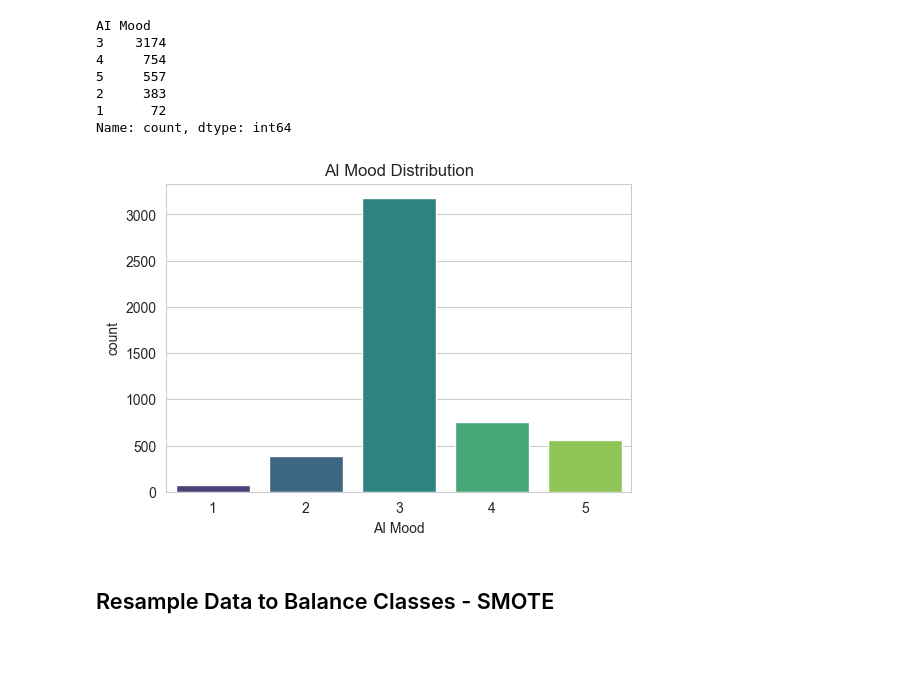
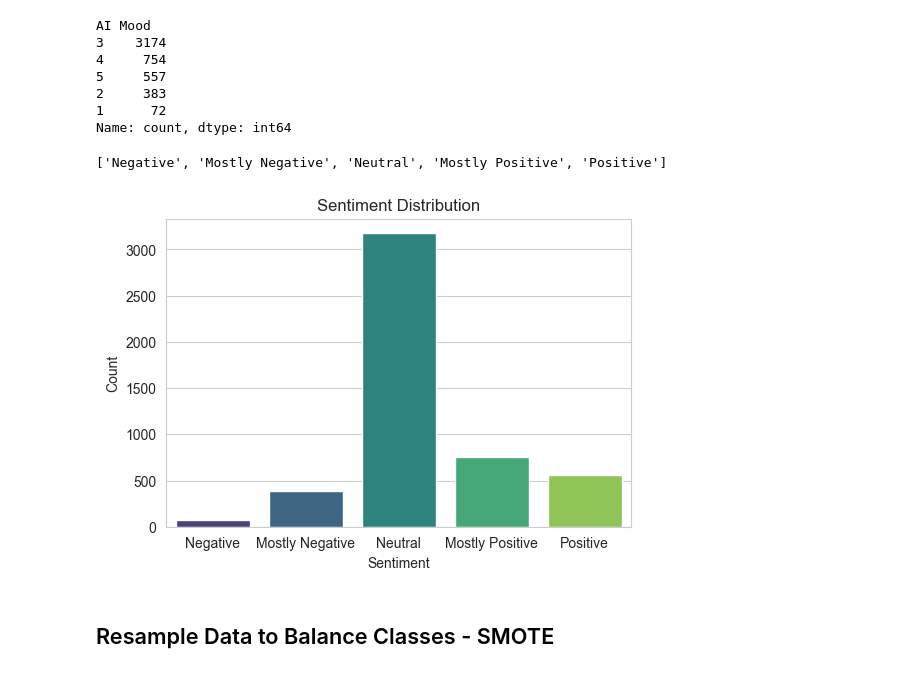
Before and after one commit to slvhuang/Final-Project-NLP, a Jupyter notebook: 4_sentiment_analysis.ipynb, the cells around one changed output. Drawn from its saved outputs; the diff is of its cells as text; code cells hidden in the pictures.

```diff
--- a/4_sentiment_analysis.ipynb
+++ b/4_sentiment_analysis.ipynb
@@ -322,15 +325,30 @@ AI Mood
 2     383
 1      72
 Name: count, dtype: int64
+# %%
+# mapping the sentiment values to text
+sentiment_map = {'Negative': 1,
+                 'Mostly Negative': 2,
+                 'Neutral': 3,
+                 'Mostly Positive': 4,
+                 'Positive': 5}
+
+sentiment_labels = list(sentiment_map.keys())
+sentiment_labels
+# %% [output]
+['Negative', 'Mostly Negative', 'Neutral', 'Mostly Positive', 'Positive']
 # %%
 # Visualize the AI Mood distribution
 sns.set_style('whitegrid')
 plt.figure(figsize=(6, 4))
 sns.countplot(x='AI Mood', data=df_ai_news, palette='viridis')
-plt.title('AI Mood Distribution')
+plt.title('Sentiment Distribution')
+plt.xlabel('Sentiment')
+plt.ylabel('Count')
+plt.xticks(ticks=np.arange(5), labels=sentiment_labels)
 plt.show()
 # %% [output]
-[figure, old version]
+[figure, new version]
 # %% [markdown]
 ## Resample Data to Balance Classes - SMOTE
 # %%
```
Also changed, not shown: parts of 28 cells of this notebook, 4 other files.
